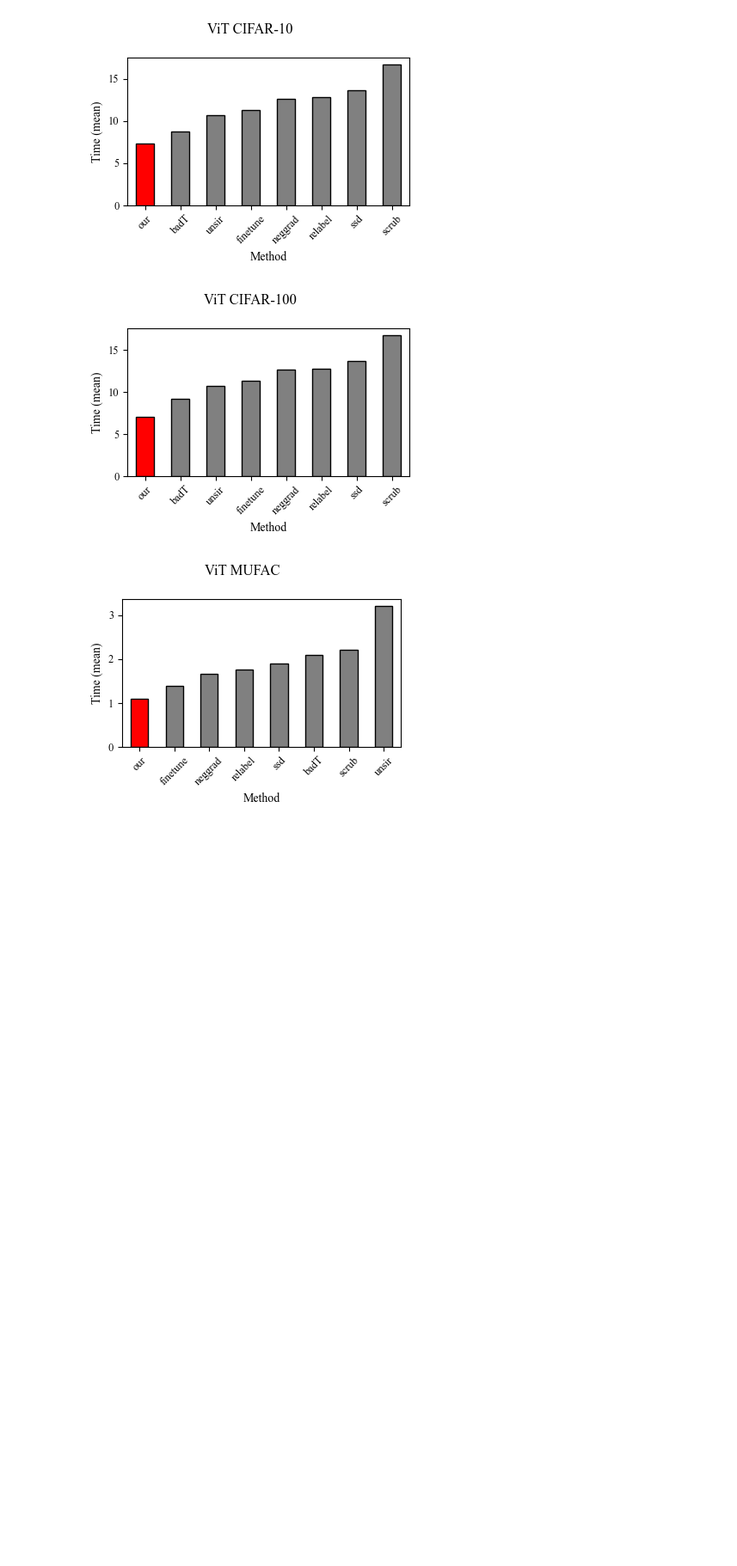
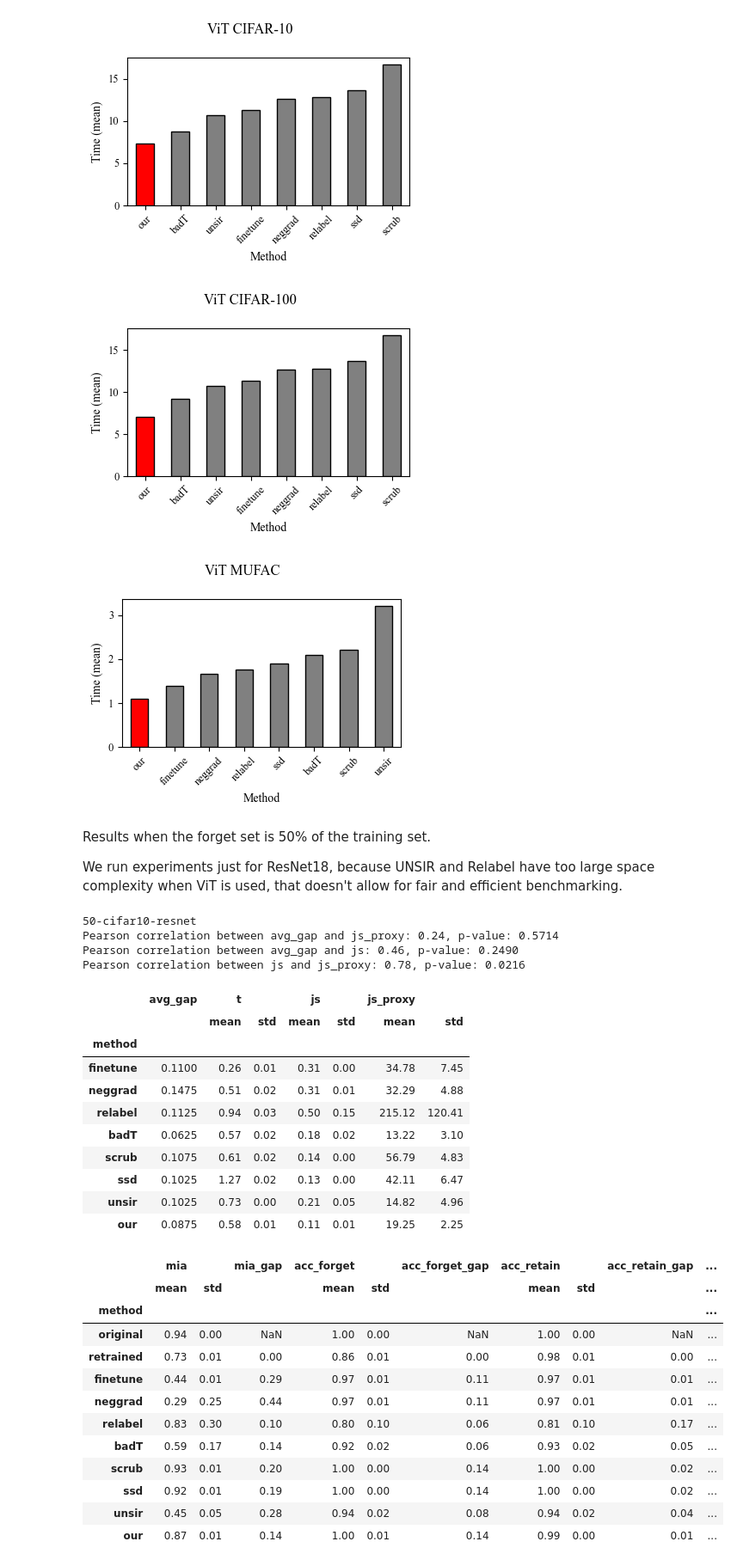
Before and after one commit to cspartalis/LoTUS, a Jupyter notebook: notebooks/results.ipynb, the cells around one changed output. Shown at 86% size. Cells and saved outputs as stored; diff of their text form; code cells hidden in the pictures; blank space fills up the shorter version.

Commit message:
Refactored reproducability script and added the 50% results

```diff
--- a/notebooks/results.ipynb
+++ b/notebooks/results.ipynb
@@ -17,21 +17,23 @@ experiment_id_mapping = experiment_id_mapping = {
     "cifar10-vit": "211",
     "cifar100-vit": "212",
     "mufac-vit": "213",
+    "50-cifar10-resnet": "218",
+    "50-cifar100-resnet": "219",
 }
 
 # Based on tuning best alpha for cifar-10 resnet is 8.0, but we keep it 2.0 for all experiments.
-experiment_alpha_mapping = {
-    "cifar10-resnet": "2.0",
-    "cifar100-resnet": "2.0",
-    "mufac-resnet": "2.0",
-    "cifar10-vit": "2.0",
-    "cifar100-vit": "2.0",
-    "mufac-vit": "2.0",
-}
+# experiment_alpha_mapping = {
+#     "cifar10-resnet": "2.0",
+#     "cifar100-resnet": "2.0",
+#     "mufac-resnet": "2.0",
+#     "cifar10-vit": "2.0",
+#     "cifar100-vit": "2.0",
+#     "mufac-vit": "2.0",
+# }
 
 def get_results(experiment_name):
     experiment_id = experiment_id_mapping[experiment_name]
-    alpha = experiment_alpha_mapping[experiment_name]
+    alpha = '2.0'
     methods = [
         "original",
         "retrained",
@@ -466,3 +468,38 @@ plot_time(vit_mufac, "ViT MUFAC")
 [figure]
 [figure]
 [figure]
+# %% [markdown]
+Results when the forget set is 50% of the training set.
+
+We run experiments just for ResNet18, because UNSIR and Relabel have too large space complexity when ViT is used, that doesn't allow for fair and efficient benchmarking.
+# %%
+rn_cifar10, appendix_df = get_results("50-cifar10-resnet")
+# %% [output]
+50-cifar10-resnet
+Pearson correlation between avg_gap and js_proxy: 0.24, p-value: 0.5714
+Pearson correlation between avg_gap and js: 0.46, p-value: 0.2490
+Pearson correlation between js and js_proxy: 0.78, p-value: 0.0216
+|  | avg_gap | t |  | js |  | js_proxy |  |
+|  |  | mean | std | mean | std | mean | std |
+| method |  |  |  |  |  |  |  |
+| finetune | 0.1100 | 0.26 | 0.01 | 0.31 | 0.00 | 34.78 | 7.45 |
+| neggrad | 0.1475 | 0.51 | 0.02 | 0.31 | 0.01 | 32.29 | 4.88 |
+| relabel | 0.1125 | 0.94 | 0.03 | 0.50 | 0.15 | 215.12 | 120.41 |
+| badT | 0.0625 | 0.57 | 0.02 | 0.18 | 0.02 | 13.22 | 3.10 |
+| scrub | 0.1075 | 0.61 | 0.02 | 0.14 | 0.00 | 56.79 | 4.83 |
+| ssd | 0.1025 | 1.27 | 0.02 | 0.13 | 0.00 | 42.11 | 6.47 |
+| unsir | 0.1025 | 0.73 | 0.00 | 0.21 | 0.05 | 14.82 | 4.96 |
+| our | 0.0875 | 0.58 | 0.01 | 0.11 | 0.01 | 19.25 | 2.25 |
+|  | mia |  | mia_gap | acc_forget |  | acc_forget_gap | acc_retain |  | acc_retain_gap | ... |
+|  | mean | std |  | mean | std |  | mean | std |  | ... |
+| method |  |  |  |  |  |  |  |  |  | ... |
+| original | 0.94 | 0.00 | NaN | 1.00 | 0.00 | NaN | 1.00 | 0.00 | NaN | ... |
+| retrained | 0.73 | 0.01 | 0.00 | 0.86 | 0.01 | 0.00 | 0.98 | 0.01 | 0.00 | ... |
+| finetune | 0.44 | 0.01 | 0.29 | 0.97 | 0.01 | 0.11 | 0.97 | 0.01 | 0.01 | ... |
+| neggrad | 0.29 | 0.25 | 0.44 | 0.97 | 0.01 | 0.11 | 0.97 | 0.01 | 0.01 | ... |
+| relabel | 0.83 | 0.30 | 0.10 | 0.80 | 0.10 | 0.06 | 0.81 | 0.10 | 0.17 | ... |
+| badT | 0.59 | 0.17 | 0.14 | 0.92 | 0.02 | 0.06 | 0.93 | 0.02 | 0.05 | ... |
+| scrub | 0.93 | 0.01 | 0.20 | 1.00 | 0.00 | 0.14 | 1.00 | 0.00 | 0.02 | ... |
+| ssd | 0.92 | 0.01 | 0.19 | 1.00 | 0.00 | 0.14 | 1.00 | 0.00 | 0.02 | ... |
+| unsir | 0.45 | 0.05 | 0.28 | 0.94 | 0.02 | 0.08 | 0.94 | 0.02 | 0.04 | ... |
+| our | 0.87 | 0.01 | 0.14 | 1.00 | 0.01 | 0.14 | 0.99 | 0.00 | 0.01 | ... |
```
Also changed, not shown: parts of 1 cell of this notebook, 1 other file.
